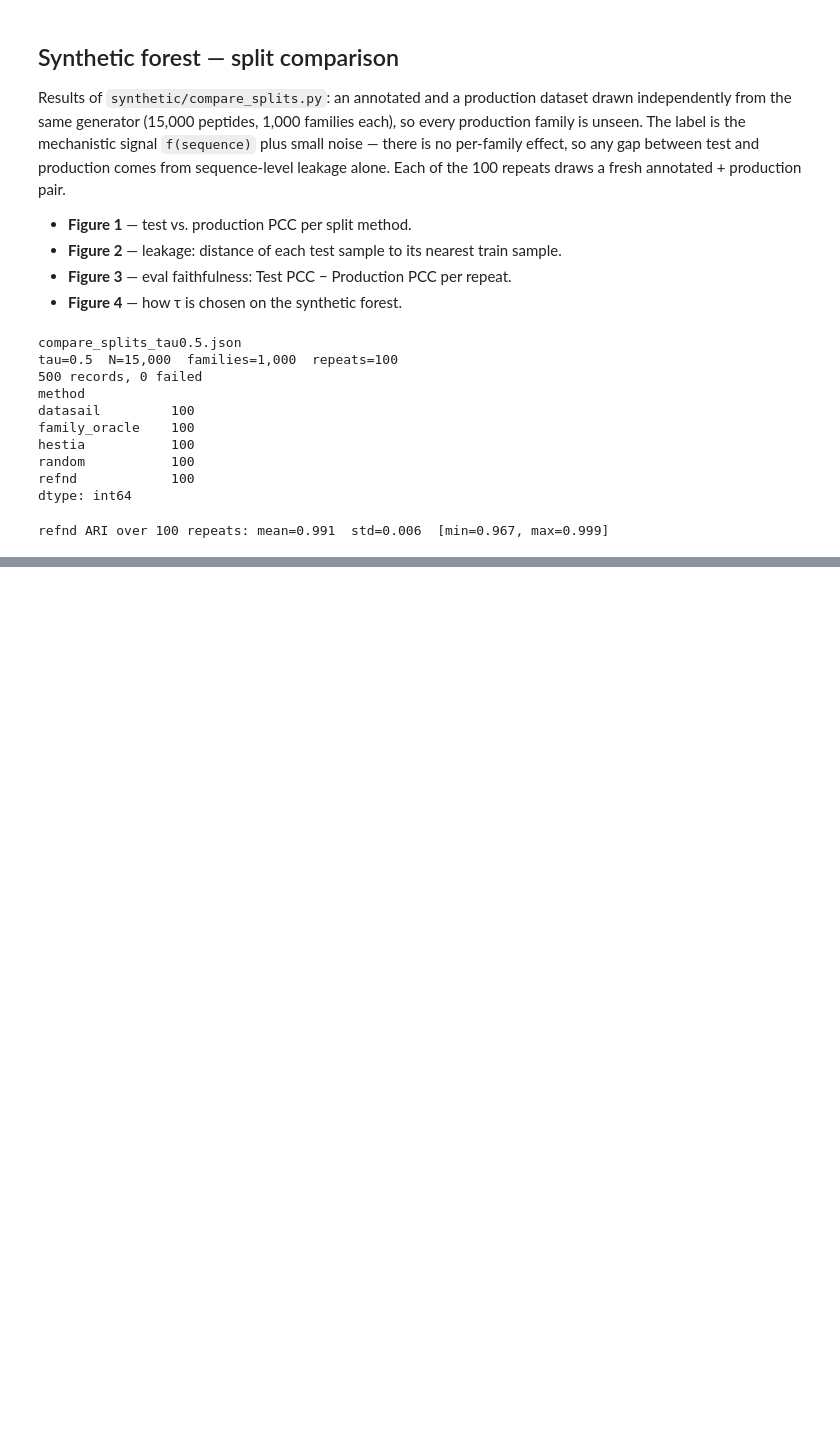
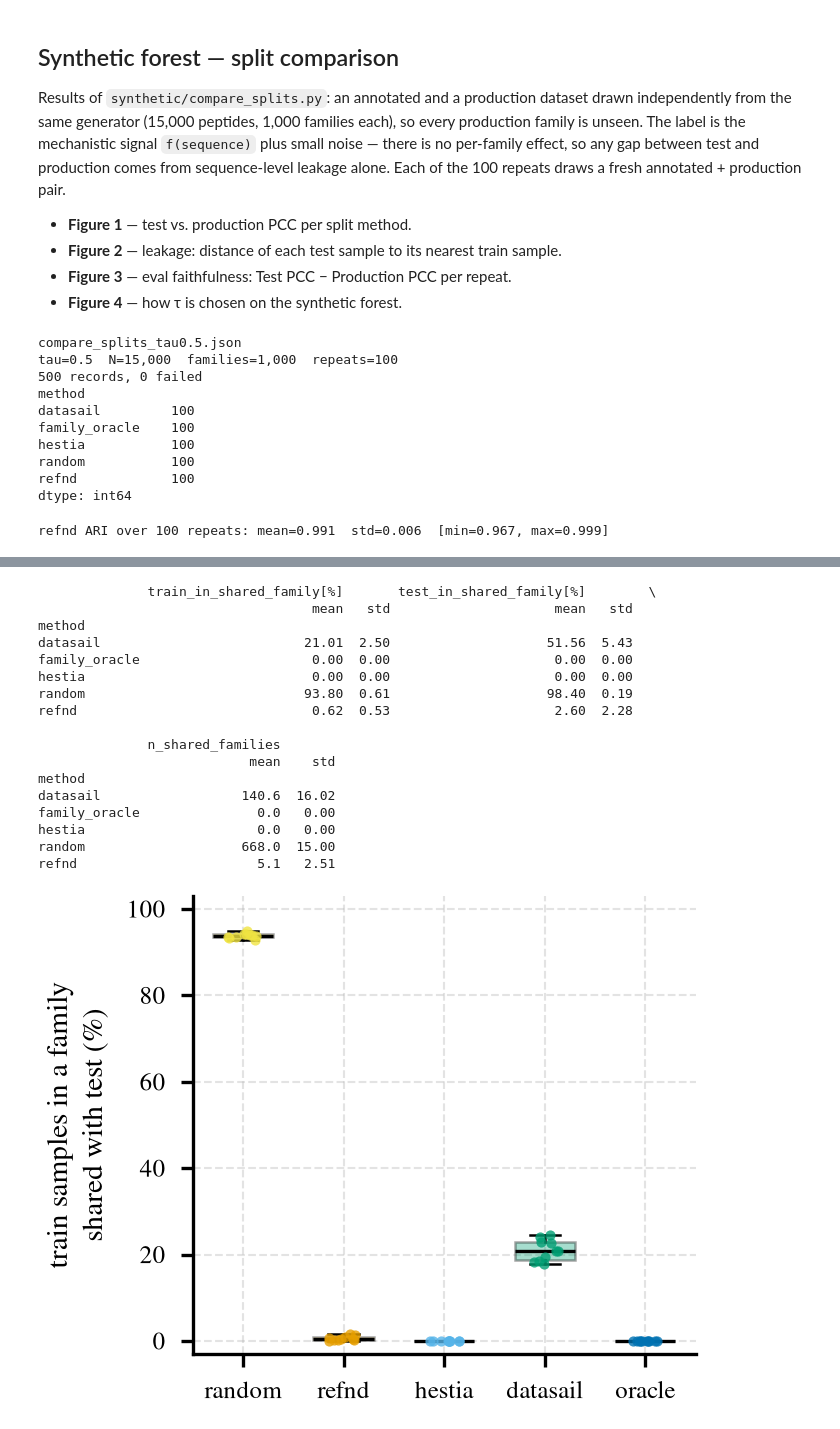
Before and after one commit to anthol42/refnd-paper, a Jupyter notebook: notebooks/comparison_figures.ipynb, the cells around one changed output, grey strips where cells are left out. Cells and saved outputs as stored; diff of their text form; code cells hidden in the pictures; blank space fills up the shorter version.

```diff
--- a/notebooks/comparison_figures.ipynb
+++ b/notebooks/comparison_figures.ipynb
@@ -1228,0 +1228,57 @@ chosen τ: 0.5
+# %%
+# ---- Figure 5: family-level leakage -------------------------------------------
+# Results of synthetic/family_leakage.py (10 repeats, regenerated splits): % of
+# train samples whose TRUE family also has members in test. 0 = families kept
+# whole (oracle); random splits put nearly every family on both sides.
+
+with open(Path("..") / "results" / "synthetic" / f"family_leakage_tau{SYN_TAU_FILE:g}.json") as f:
+    syn_family = pd.DataFrame([r for r in json.load(f)["records"] if r["error"] is None])
+
+def plot_family_leakage(key: str = "train_in_shared_family[%]"):
+    values = [syn_family.loc[syn_family["method"] == m, key].values for m in SYN_METHODS]
+    fig, ax = plt.subplots(figsize=(FIG_W, FIG_H))
+    boxes = ax.boxplot(values, positions=range(len(SYN_METHODS)), widths=0.6,
+                       patch_artist=True, showfliers=False, zorder=2,
+                       medianprops={"color": "black", "linewidth": 0.8},
+                       whiskerprops={"linewidth": 0.6}, capprops={"linewidth": 0.6},
+                       boxprops={"linewidth": 0.6})
+    for patch, method in zip(boxes["boxes"], SYN_METHODS):
+        patch.set_facecolor(SYN_COLOR[method])
+        patch.set_alpha(0.35)
+    rng = np.random.default_rng(0)
+    for i, (method, v) in enumerate(zip(SYN_METHODS, values)):
+        ax.scatter(np.full(len(v), i) + rng.uniform(-0.15, 0.15, len(v)), v, s=6,
+                   alpha=0.8, color=SYN_COLOR[method], linewidths=0, zorder=3)
+    ax.set_xticks(range(len(SYN_METHODS)))
+    ax.set_xticklabels([syn_name(m) for m in SYN_METHODS], fontsize=6)
+    ax.set_ylabel("train samples in a family\nshared with test (%)", fontsize=7)
+    ax.set_ylim(-3, 103)
+    ax.tick_params(labelsize=6)
+    fig.tight_layout()
+
+    print(syn_family.groupby("method")[["train_in_shared_family[%]", "test_in_shared_family[%]",
+                                        "n_shared_families"]].agg(["mean", "std"]).round(2))
+    return fig
+
+fig = plot_family_leakage()
+plt.show()
+save_fig(fig, "synthetic_family_leakage")
+# %% [output]
+              train_in_shared_family[%]       test_in_shared_family[%]        \
+                                   mean   std                     mean   std
+method
+datasail                          21.01  2.50                    51.56  5.43
+family_oracle                      0.00  0.00                     0.00  0.00
+hestia                             0.00  0.00                     0.00  0.00
+random                            93.80  0.61                    98.40  0.19
+refnd                              0.62  0.53                     2.60  2.28
+
+              n_shared_families
+                           mean    std
+method
+datasail                  140.6  16.02
+family_oracle               0.0   0.00
+hestia                      0.0   0.00
+random                    668.0  15.00
+refnd                       5.1   2.51
+[figure, added]
```
Also changed, not shown: parts of 5 cells of this notebook, 21 other files.
